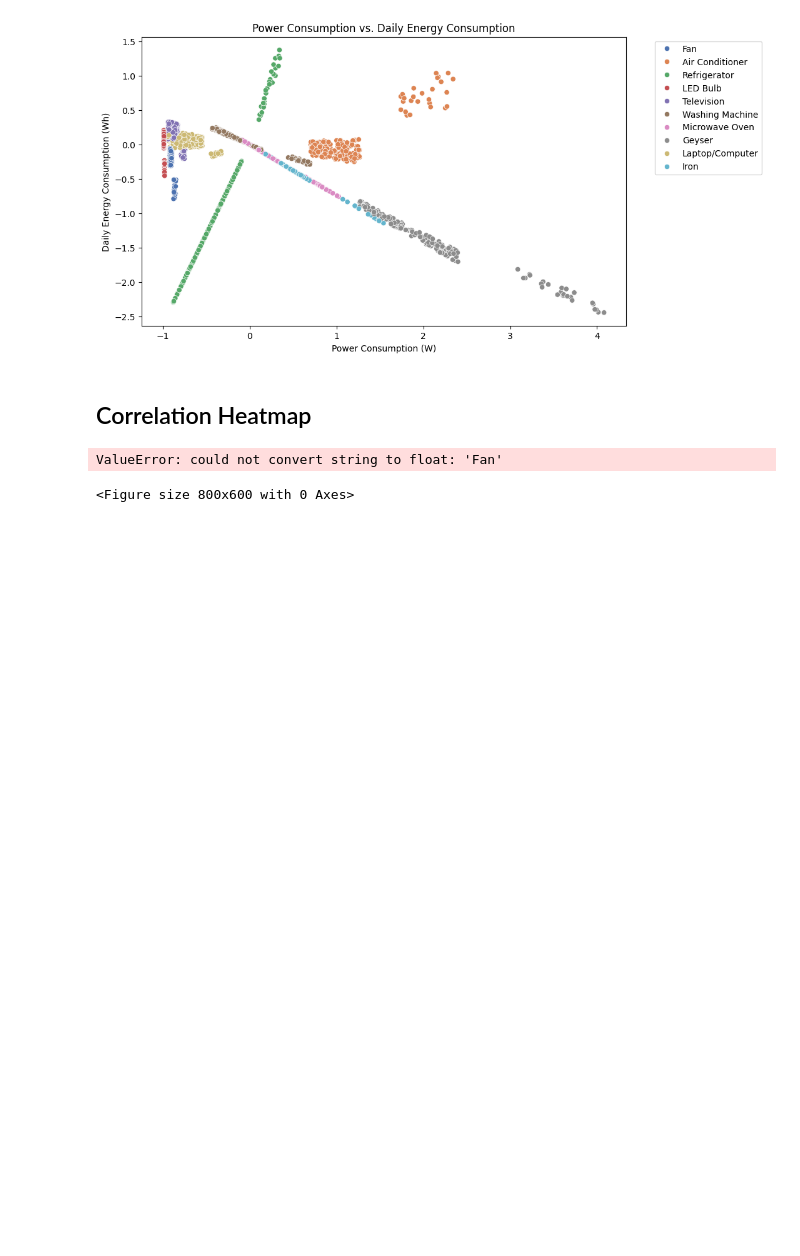
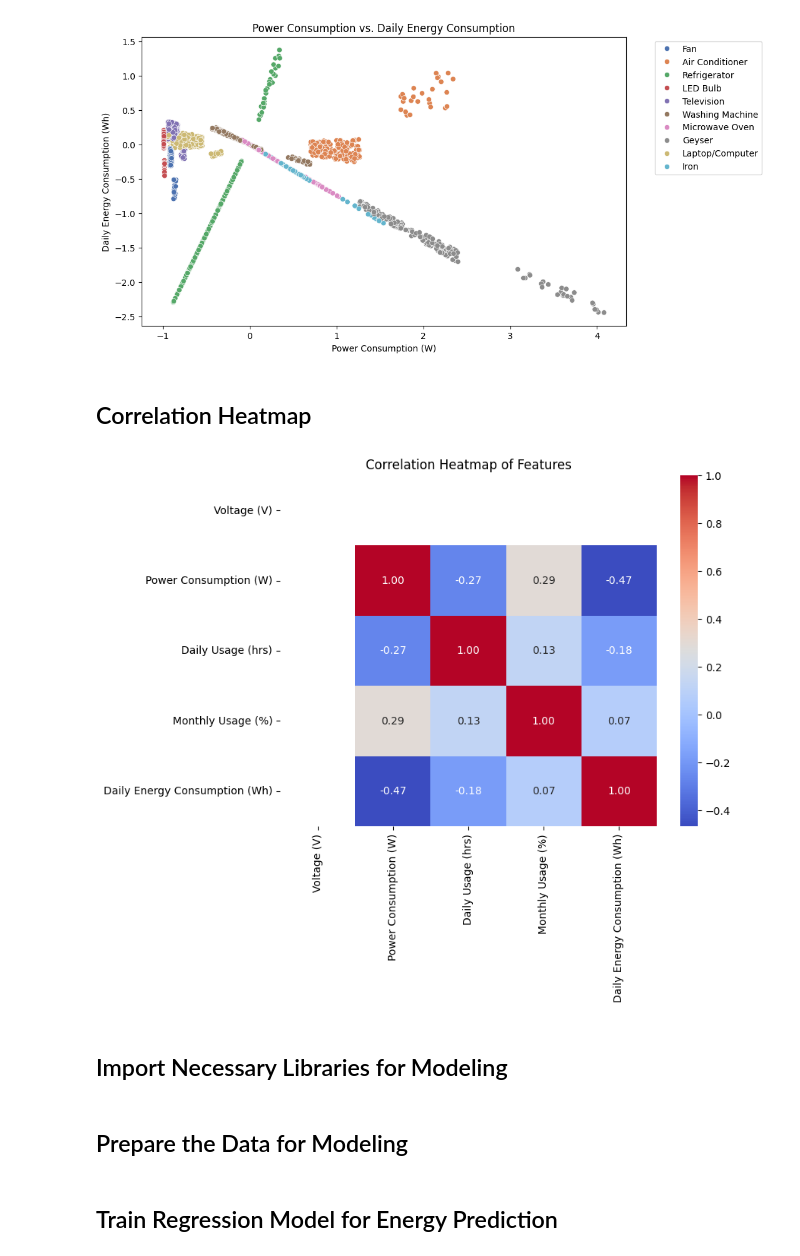
Before and after one commit to Avinash-yadav103/SML-Project, a Jupyter notebook: Household_Electricity_Consumption_Preprocessing.ipynb, the cells around one changed output. Saved outputs shown, nothing was run; the diff lists cells and outputs as text; code cells hidden in the pictures; blank space fills up the shorter version.

Commit message:
modelcreation

```diff
--- a/Household_Electricity_Consumption_Preprocessing.ipynb
+++ b/Household_Electricity_Consumption_Preprocessing.ipynb
@@ -114,10 +114,21 @@ plt.show()
 # %% [markdown]
 ## Correlation Heatmap
 # %%
+import numpy as np
+import seaborn as sns
+import matplotlib.pyplot as plt
+
+numeric_data = data.select_dtypes(include=[np.number])
+
+# Step 2: Handle any NaN values (optional, based on your data)
+numeric_data = numeric_data.fillna(0)  # Or you can use numeric_data.dropna()
+
+# Step 3: Create the heatmap
 plt.figure(figsize=(8, 6))
-sns.heatmap(data.corr(), annot=True, cmap='coolwarm', fmt='.2f')
+sns.heatmap(numeric_data.corr(), annot=True, cmap='coolwarm', fmt='.2f')
 plt.title('Correlation Heatmap of Features')
 plt.show()
 # %% [output]
-ValueError: could not convert string to float: 'Fan'
-<Figure size 800x600 with 0 Axes>
+[figure, added]
+# %% [markdown]
+## Import Necessary Libraries for Modeling
@@ -123,0 +139,2 @@ ValueError: could not convert string to float: 'Fan'
+# %% [markdown]
+## Prepare the Data for Modeling
@@ -123,0 +145,2 @@ ValueError: could not convert string to float: 'Fan'
+# %% [markdown]
+## Train Regression Model for Energy Prediction
```
Also changed, not shown: parts of 7 cells of this notebook.
